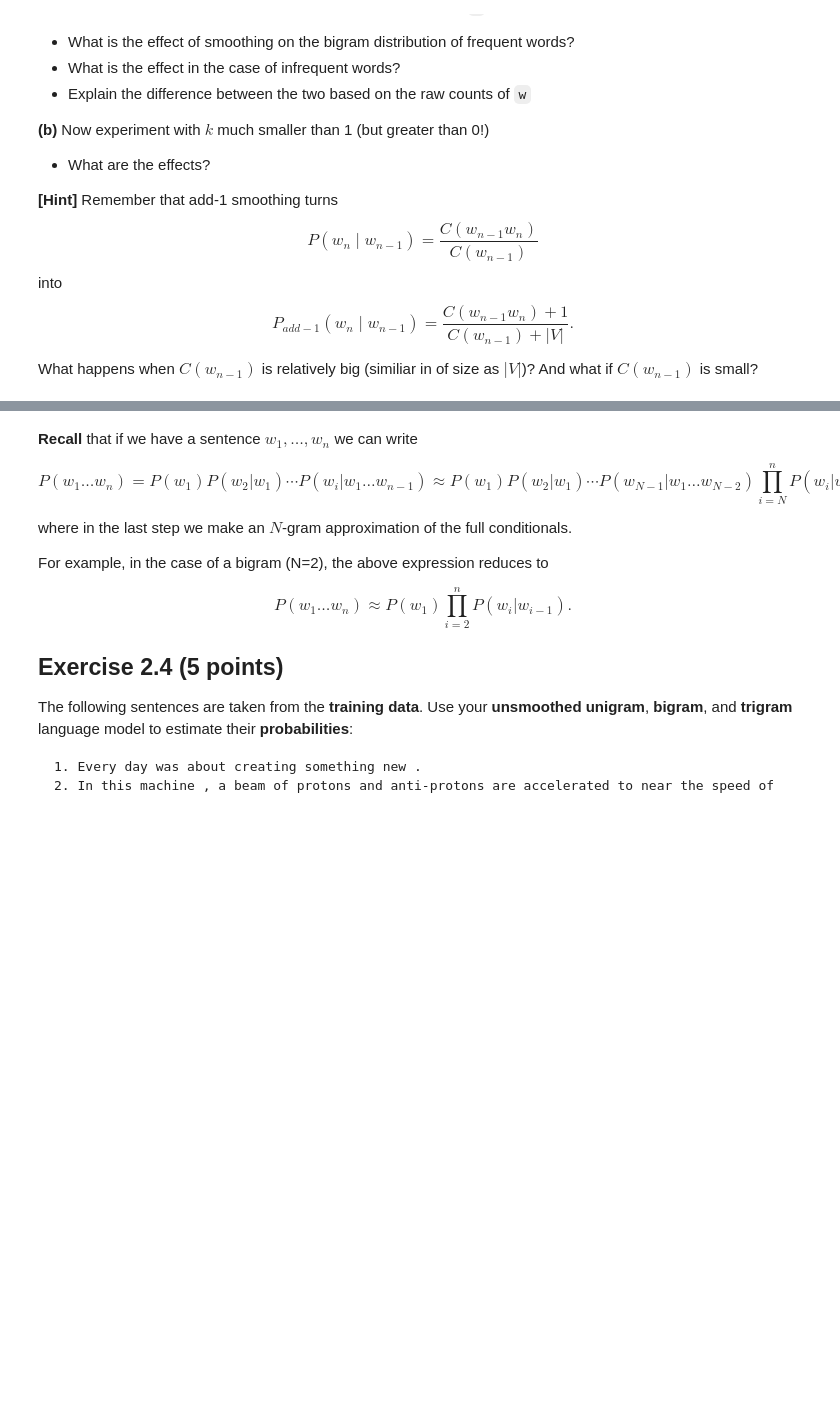
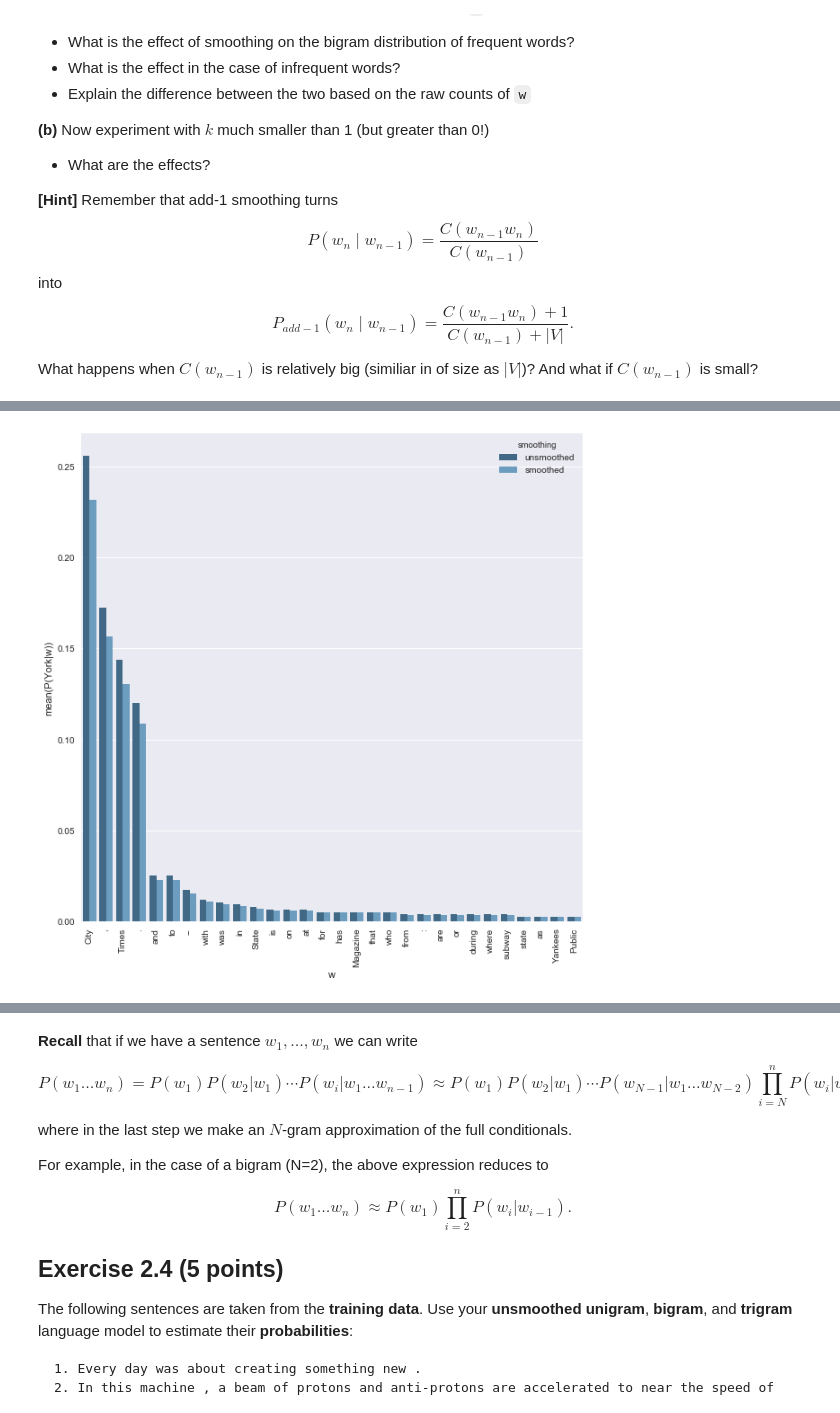
Before and after one commit to JappaB/NLP1, a Jupyter notebook: lab1.ipynb, the cells around one changed output, grey strips where cells are left out. Saved outputs shown, nothing was run; the diff lists cells and outputs as text; code cells hidden in the pictures; blank space fills up the shorter version.

```diff
--- a/lab1.ipynb
+++ b/lab1.ipynb
@@ -782,3 +784,7 @@ plot_bigram_dist("<s>", bigram, smoothbigramsmall)
+# %%
+plot_bigram_dist("York", bigram, smoothbigramsmall)
+# %% [output]
+[figure, added]
 # %% [markdown]
 **(a)** Use this function to plot the distribution for at least two words `w` and answer the questions
 * What is the effect of smoothing on the bigram distribution of frequent words?
```
Also changed, not shown: parts of 13 cells of this notebook.
